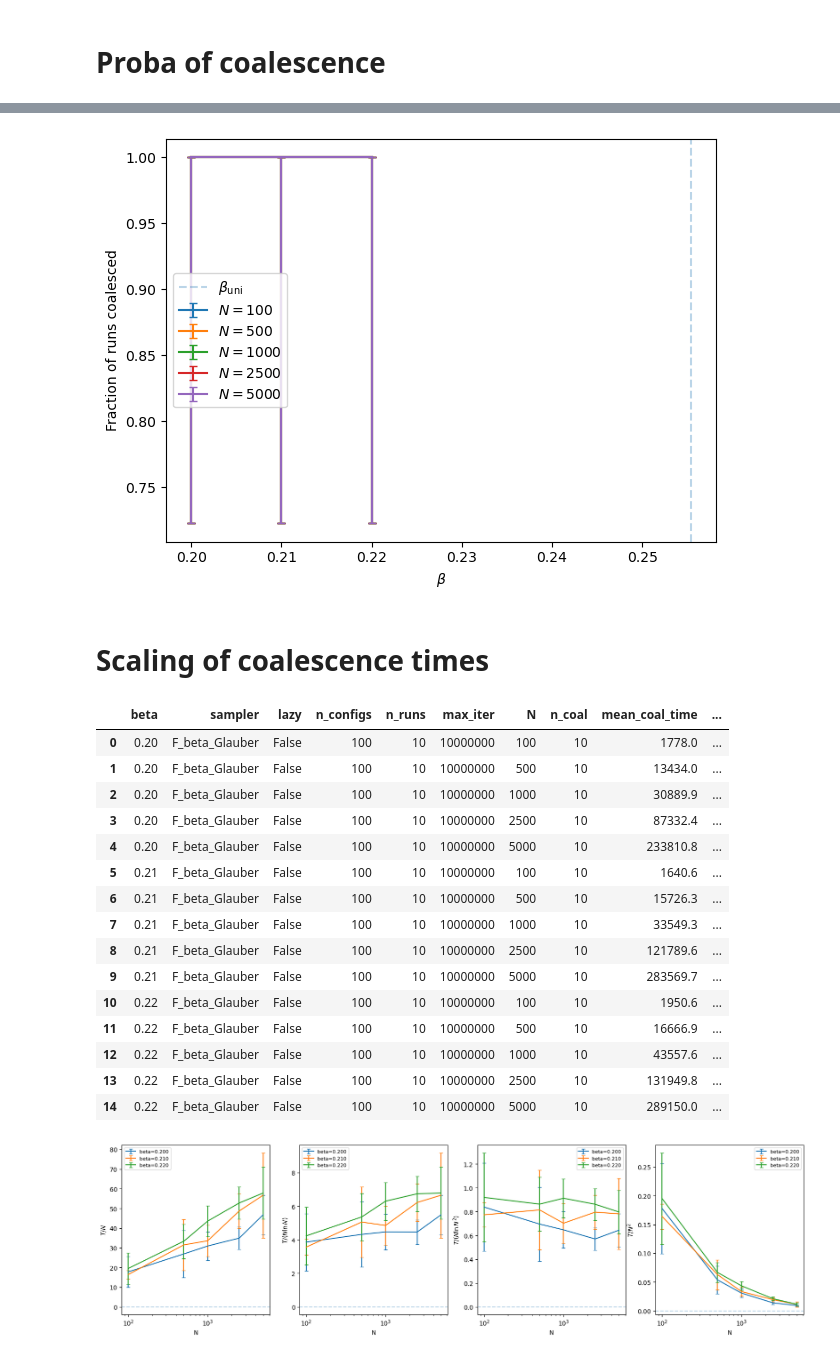
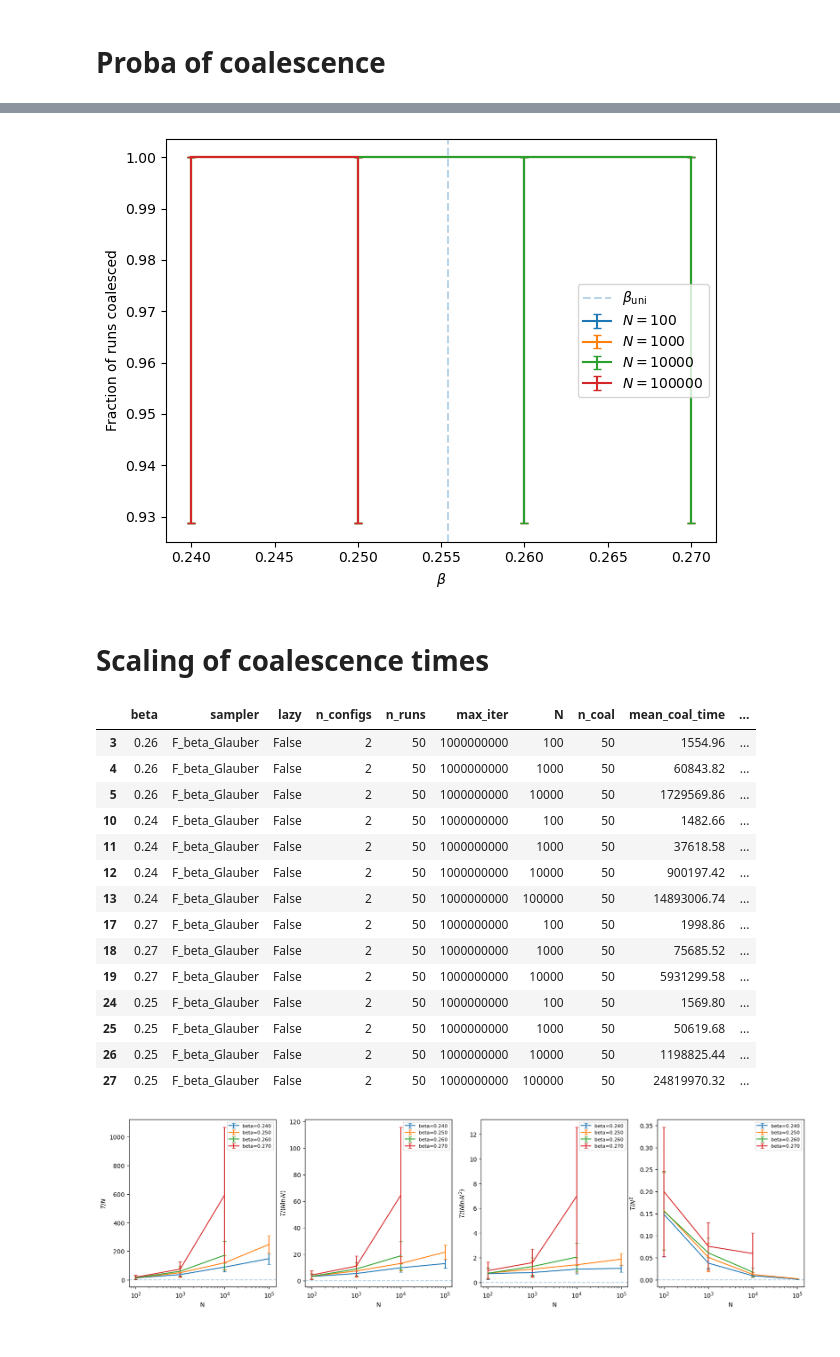
Before and after one commit to LouiseBudzynski/Bounding_Chain_Disordered_Ising_Models, a Jupyter notebook: notebooks/read_coal_time_DS.ipynb, the cells around one changed output, grey strips where cells are left out. Cells and saved outputs as stored; diff of their text form; code cells hidden in the pictures.

```diff
--- a/notebooks/read_coal_time_DS.ipynb
+++ b/notebooks/read_coal_time_DS.ipynb
@@ -23,7 +33,7 @@ elif graph_type == 'RR' and coup_type == 'ising':
 # %% [output]
 beta_uni = 0.255413, beta_SG = 0.549306
 # %%
-dfs = [pd.read_csv(f) for f in glob.glob(f'../results/perm/coal_time_DS_{graph_type}_{coup_type}_d{d}_beta*.csv')]
+dfs = [pd.read_csv(f) for f in glob.glob(f'../results/tmp/coal_time_DS_{graph_type}_{coup_type}_d{d}_beta*.csv')]
 df = pd.concat(dfs, ignore_index=True)
 print("betas:", df['beta'].unique(), "\nsizes:", df['N'].unique())
 df
@@ -49,10 +60,11 @@ sizes: [ 100  500 1000 2500 5000]
 # %% [markdown]
 # Proba of coalescence
 # %%
-max_iter_plot = 10**7
-N_plot = [100,500,1000,2500,5000]
+max_iter_plot = 10**9
+n_configs_plot = 2
 mask = (
-    (df['N'].isin(N_plot)) &
+#    (df['N'].isin(N_plot)) &
+    (df['n_configs'] == n_configs_plot) &
     (df['max_iter'] == max_iter_plot)
 )
 df_filtered = df[mask]
@@ -77,7 +88,10 @@ df_filtered
 # %%
 fig, ax = plt.subplots()
 
+N_to_exclude = [300,3000]
 for N in df_filtered['N'].unique():
+    if N in N_to_exclude:
+        continue
     sub_df = df_filtered[df_filtered['N'] == N].sort_values('beta')
     k = sub_df['n_coal'].values
     n = sub_df['n_runs'].values
@@ -93,63 +107,67 @@ ax.legend()
 plt.tight_layout()
 plt.show()
 # %% [output]
-[figure, old version]
+[figure, new version]
 # %%
 #fig.savefig(f'../results/perm/coal_DS_frac_{graph_type}_{coup_type}_d{d}.png', dpi=600, bbox_inches='tight')
 # %% [markdown]
 # Scaling of coalescence times
 # %%
-max_iter_plot = 10**7
+max_iter_plot = 10**9
 beta_plot = df['beta'].unique()
+n_configs_plot = 2
 
 mask = (
     (df['n_coal'] == df['n_runs']) & # plot only beta values for which every run has coalesced (for unbiased averages)
     (df['beta'].isin(beta_plot)) &
+    (df['n_configs'] == n_configs_plot) &
     (df['max_iter'] == max_iter_plot)
 )
 df_filtered = df[mask]
 df_filtered
 # %% [output]
 |  | beta | sampler | lazy | n_configs | n_runs | max_iter | N | n_coal | mean_coal_time | ... |
-| 0 | 0.20 | F_beta_Glauber | False | 100 | 10 | 10000000 | 100 | 10 | 1778.0 | ... |
-| 1 | 0.20 | F_beta_Glauber | False | 100 | 10 | 10000000 | 500 | 10 | 13434.0 | ... |
-| 2 | 0.20 | F_beta_Glauber | False | 100 | 10 | 10000000 | 1000 | 10 | 30889.9 | ... |
-| 3 | 0.20 | F_beta_Glauber | False | 100 | 10 | 10000000 | 2500 | 10 | 87332.4 | ... |
-| 4 | 0.20 | F_beta_Glauber | False | 100 | 10 | 10000000 | 5000 | 10 | 233810.8 | ... |
-| 5 | 0.21 | F_beta_Glauber | False | 100 | 10 | 10000000 | 100 | 10 | 1640.6 | ... |
-| 6 | 0.21 | F_beta_Glauber | False | 100 | 10 | 10000000 | 500 | 10 | 15726.3 | ... |
-| 7 | 0.21 | F_beta_Glauber | False | 100 | 10 | 10000000 | 1000 | 10 | 33549.3 | ... |
-| 8 | 0.21 | F_beta_Glauber | False | 100 | 10 | 10000000 | 2500 | 10 | 121789.6 | ... |
-| 9 | 0.21 | F_beta_Glauber | False | 100 | 10 | 10000000 | 5000 | 10 | 283569.7 | ... |
-| 10 | 0.22 | F_beta_Glauber | False | 100 | 10 | 10000000 | 100 | 10 | 1950.6 | ... |
-| 11 | 0.22 | F_beta_Glauber | False | 100 | 10 | 10000000 | 500 | 10 | 16666.9 | ... |
-| 12 | 0.22 | F_beta_Glauber | False | 100 | 10 | 10000000 | 1000 | 10 | 43557.6 | ... |
-| 13 | 0.22 | F_beta_Glauber | False | 100 | 10 | 10000000 | 2500 | 10 | 131949.8 | ... |
-| 14 | 0.22 | F_beta_Glauber | False | 100 | 10 | 10000000 | 5000 | 10 | 289150.0 | ... |
+| 3 | 0.26 | F_beta_Glauber | False | 2 | 50 | 1000000000 | 100 | 50 | 1554.96 | ... |
+| 4 | 0.26 | F_beta_Glauber | False | 2 | 50 | 1000000000 | 1000 | 50 | 60843.82 | ... |
+| 5 | 0.26 | F_beta_Glauber | False | 2 | 50 | 1000000000 | 10000 | 50 | 1729569.86 | ... |
+| 10 | 0.24 | F_beta_Glauber | False | 2 | 50 | 1000000000 | 100 | 50 | 1482.66 | ... |
+| 11 | 0.24 | F_beta_Glauber | False | 2 | 50 | 1000000000 | 1000 | 50 | 37618.58 | ... |
+| 12 | 0.24 | F_beta_Glauber | False | 2 | 50 | 1000000000 | 10000 | 50 | 900197.42 | ... |
+| 13 | 0.24 | F_beta_Glauber | False | 2 | 50 | 1000000000 | 100000 | 50 | 14893006.74 | ... |
+| 17 | 0.27 | F_beta_Glauber | False | 2 | 50 | 1000000000 | 100 | 50 | 1998.86 | ... |
+| 18 | 0.27 | F_beta_Glauber | False | 2 | 50 | 1000000000 | 1000 | 50 | 75685.52 | ... |
+| 19 | 0.27 | F_beta_Glauber | False | 2 | 50 | 1000000000 | 10000 | 50 | 5931299.58 | ... |
+| 24 | 0.25 | F_beta_Glauber | False | 2 | 50 | 1000000000 | 100 | 50 | 1569.80 | ... |
+| 25 | 0.25 | F_beta_Glauber | False | 2 | 50 | 1000000000 | 1000 | 50 | 50619.68 | ... |
+| 26 | 0.25 | F_beta_Glauber | False | 2 | 50 | 1000000000 | 10000 | 50 | 1198825.44 | ... |
+| 27 | 0.25 | F_beta_Glauber | False | 2 | 50 | 1000000000 | 100000 | 50 | 24819970.32 | ... |
 # %%
 fig, axes = plt.subplots(1, 4, figsize=(20, 5))
 scalings = {
     r'$T / N$': (lambda N, T: T / N,
                 lambda N, T, sT: sT / N),
     r'$T / (N \ln N)$': (lambda N, T: T / (N * np.log(N)),
                           lambda N, T, sT: sT / (N * np.log(N))),
     r'$T / (N \ln N^2)$': (lambda N, T: T / (N * np.log(N)**2),
                           lambda N, T, sT: sT / (N * np.log(N)**2)),
     r'$T / N^2$': (lambda N, T: T / N**2,
                    lambda N, T, sT: sT / N**2),
 }
+betas_to_exclude = []
 for ax, (label, (scaling_fn, err_fn)) in zip(axes, scalings.items()):
     for beta in sorted(df_filtered['beta'].unique()):
+        if beta in betas_to_exclude:
+            continue
         sub_df = df_filtered[df_filtered['beta'] == beta].sort_values('N')
         N = sub_df['N'].values
         T = sub_df['mean_coal_time'].values
         sT = sub_df['std_coal_time'].values
         ax.errorbar(N, scaling_fn(N, T), yerr=err_fn(N, T, sT), label=f'beta={beta:.3f}', capsize=3)
     ax.axhline(0, linestyle='--', alpha=0.3)
     ax.set_xlabel('N')
     ax.set_ylabel(label)
     ax.set_xscale('log')
     ax.legend(fontsize=8)
 plt.show()
 # %% [output]
-[figure, old version]
+[figure, new version]
```
Also changed, not shown: parts of 4 cells of this notebook, 11 other files.
